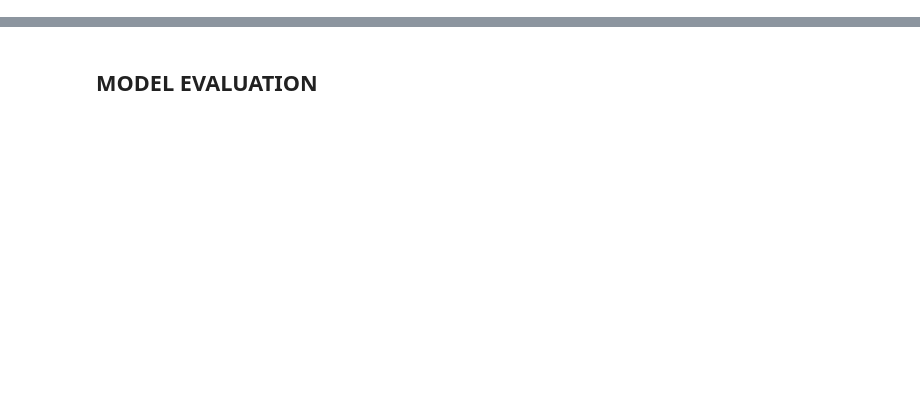
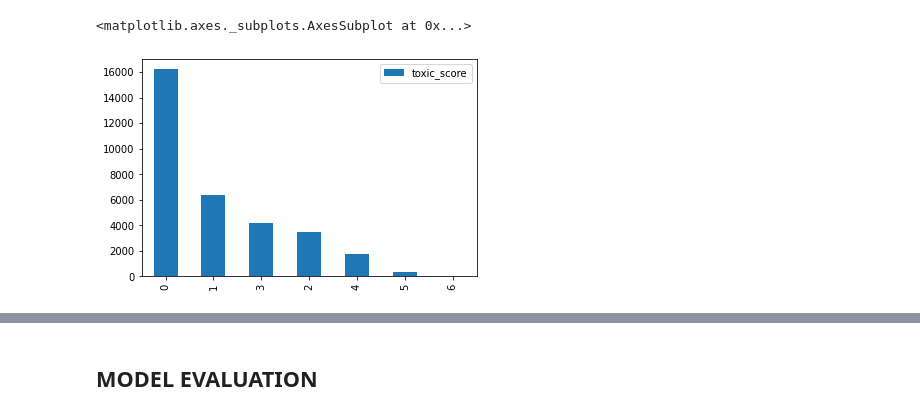
Before and after one commit to jespinosal/nlp_tools, a Jupyter notebook: notebooks/kaggle_jiwsaw_rate_severity.ipynb, the cells around one changed output, grey strips where cells are left out. Saved outputs shown, nothing was run; the diff lists cells and outputs as text; code cells hidden in the pictures; blank space fills up the shorter version.

```diff
--- a/notebooks/kaggle_jiwsaw_rate_severity.ipynb
+++ b/notebooks/kaggle_jiwsaw_rate_severity.ipynb
@@ -22,18 +62,18 @@ class Config(ConfigSeq2SeqMultiLabel):
   # data
   LABEL_COLUMNS = ['toxic', 'severe_toxic', 'obscene', 'threat', 'insult', 'identity_hate']
   #TEXT_COLUMN =  'comment_text'
-  PARITION_COLUMN = 'kfold'
+  PARITION_COLUMN = 'k_fold'
   # model
-  MODEL_NAME = '../input/roberta-base'
+  MODEL_NAME = 'roberta-base'
   MODEL_DROPOUT = 0.2
   MODEL_HIDDEN_STATES = 768
   MODEL_LABELS = len(LABEL_COLUMNS)
   # tokenizer
   MAX_LENGTH = 128
   # train
-  TRAIN_BATCH_SIZE = 64 # 32
+  TRAIN_BATCH_SIZE = 64
   LEARNING_RATE = 3e-5
   EVAL_BATCH_SIZE = 64
   TEST_BATCH_SIZE = 64
-  EPOCHS = 3 # 1
-  N_FOLDS = 5
+  EPOCHS = 3
+  N_FOLDS = 3
@@ -69,22 +80,30 @@ def get_data_loaders(df: pd.DataFrame, df_torch_parser: DataSetSeq2SeqMultiLabel
 # %%
 # Read data
-df_multi_label = pd.read_csv("../input/jigsaw-toxic-comment-classification-challenge/train.csv")
-df_val = pd.read_csv("../input/jigsaw-toxic-severity-rating/validation_data.csv")
-df_submmit = pd.read_csv("../input/jigsaw-toxic-severity-rating/comments_to_score.csv")
+df_multi_label = pd.read_csv("/content/data/jigsaw-toxic-comment-classification-challenge/train.csv")
+df_val = pd.read_csv("/content/data//jigsaw-toxic-severity-rating/validation_data.csv")
+df_submmit = pd.read_csv("/content/data/jigsaw-toxic-severity-rating/comments_to_score.csv")
 
 # Assign multi label tags for stratified parition
 y_tags = [str(y_values) for y_values in  df_multi_label[['toxic', 'severe_toxic', 'obscene', 'threat', 'insult', 'identity_hate']].values]
 y_tags_2_idx = dict(Counter(y_tags))
 df_multi_label['tag_idx'] = [(y_tags_2_idx[y_tag]) for y_tag in y_tags]
-print(f'dataset size = {len(df_multi_label)}')
-df_multi_label.head(3)
 
-# Perform random under sampling
+# Perform random under sampling: hypothesis we cannot assume order of toxitixity level because the space of categories is biased beacuse of the annotators subjectivity
 df_multi_label['toxic_score'] = df_multi_label[['toxic', 'severe_toxic', 'obscene', 'threat', 'insult', 'identity_hate']].sum(axis=1)
 df_multi_label_toxic = df_multi_label.loc[df_multi_label['toxic_score']>0]
 df_multi_label_non_toxic = df_multi_label.loc[df_multi_label['toxic_score']==0].sample(n=len(df_multi_label_toxic), random_state=41)
 df_multi_label = pd.concat([df_multi_label_non_toxic, df_multi_label_toxic]).reset_index(drop=True)
-df_multi_label.toxic_score.value_counts()
+
+# Create K fold partitions
+df_multi_label['tag_idx'] = df_multi_label['tag_idx'].astype(str)
+df_multi_label = set_cv_dataset_partitions(df=df_multi_label, k_folds=Config.N_FOLDS, seed=100, stratify_column='tag_idx')
+
+
+# Check sentiment distribution
+df_multi_label.toxic_score.value_counts().to_frame().plot.bar()
+# %% [output]
+<matplotlib.axes._subplots.AxesSubplot at 0x...>
+[figure, added]
 # %%
 # Get train components
 model = RobertaMultiLabel(config=Config)
```
Also changed, not shown: parts of 11 cells of this notebook, 3 other files.
